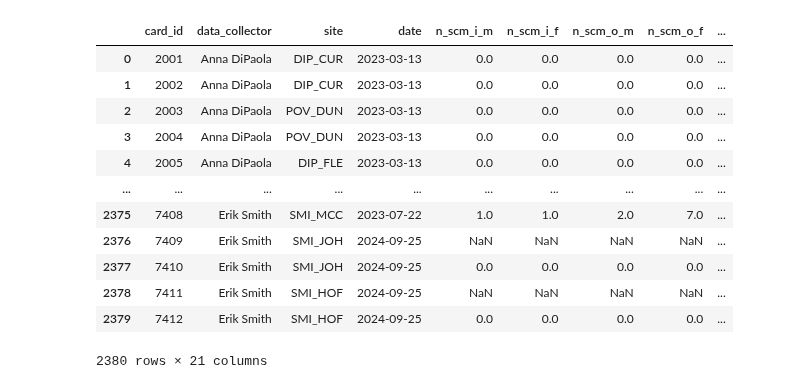
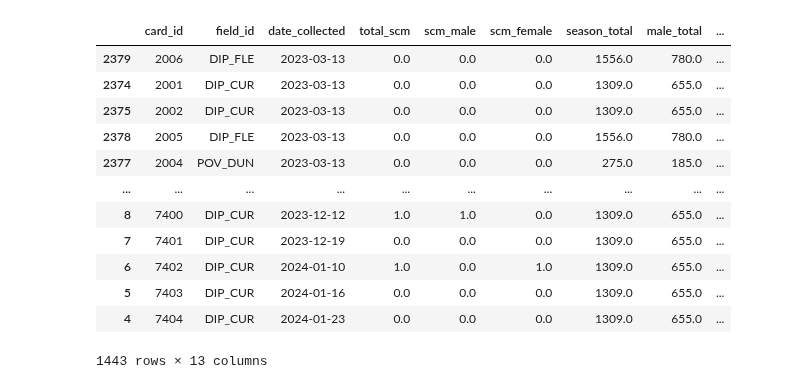
Before and after one commit to chloecho31/cornell, a Jupyter notebook: SCM/2023-2024 Combined Paper/2023_2024_sticky_card.ipynb, the cells around one changed output. Saved outputs shown, nothing was run; the diff lists cells and outputs as text; code cells hidden in the pictures.

```diff
--- a/SCM/2023-2024 Combined Paper/2023_2024_sticky_card.ipynb
+++ b/SCM/2023-2024 Combined Paper/2023_2024_sticky_card.ipynb
@@ -11,29 +11,39 @@ from datetime import timedelta
 # %%
 scm_2023 = pd.read_csv('../2023/Data/2023_scm_counts.csv')
 scm_2023 = clean_columns(scm_2023)
 scm_2023['date'] = pd.to_datetime(scm_2023["date"], format="%m/%d/%y")
 scm_2023[['n_scm_i_m', 'n_scm_o_m', 'n_scm_i_f', 'n_scm_o_f']] = scm_2023[['n_scm_i_m', 'n_scm_o_m', 'n_scm_i_f', 'n_scm_o_f']].apply(pd.to_numeric, errors='coerce')
 scm_2023['scm_male'] = scm_2023['n_scm_i_m'] + scm_2023['n_scm_o_m']
 scm_2023['scm_female'] = scm_2023['n_scm_i_f'] + scm_2023['n_scm_o_f']
 scm_2023['total_scm'] = scm_2023['n_scm_i_m'] + scm_2023['n_scm_o_m'] + scm_2023['n_scm_i_f'] + scm_2023['n_scm_o_f']
+scm_2023 = scm_2023.dropna(subset=['total_scm'])
+scm_2023 = scm_2023.sort_values('date')
 scm_2023['season_total'] = scm_2023.groupby('site')['total_scm'].transform('sum')
 scm_2023['male_total'] = scm_2023.groupby('site')['scm_male'].transform('sum')
 scm_2023['female_total'] = scm_2023.groupby('site')['scm_female'].transform('sum')
-scm_2023['season_prop'] = scm_2023['total_scm'] / scm_2023['season_total']
-scm_2023['male_prop'] = scm_2023['scm_male'] / scm_2023['male_total']
-scm_2023['female_prop'] = scm_2023['scm_female'] / scm_2023['female_total']
+scm_2023['weekly_prop'] = scm_2023['total_scm'] / scm_2023['season_total']
+scm_2023['season_prop'] = scm_2023.groupby('site')['weekly_prop'].transform('cumsum')
+scm_2023['weekly_prop_m'] = scm_2023['scm_male'] / scm_2023['male_total']
+scm_2023['weekly_prop_f'] = scm_2023['scm_female'] / scm_2023['female_total']
+
+scm_2023['season_male_prop'] = scm_2023.groupby('site')['weekly_prop_m'].transform('cumsum')
+scm_2023['season_female_prop'] = scm_2023.groupby('site')['weekly_prop_f'].transform('cumsum')
+
+scm_2023 = scm_2023[['card_id', 'site', 'date', 'total_scm', 'scm_male', 'scm_female', 'season_total',
+                    'male_total', 'female_total', 'weekly_prop', 'weekly_prop_f', 'weekly_prop_m', 'season_prop']]
+scm_2023 = scm_2023.rename(columns={"site": "field_id", "date": "date_collected"})
 scm_2023
 # %% [output]
-|  | card_id | data_collector | site | date | n_scm_i_m | n_scm_i_f | n_scm_o_m | n_scm_o_f | ... |
-| 0 | 2001 | Anna DiPaola | DIP_CUR | 2023-03-13 | 0.0 | 0.0 | 0.0 | 0.0 | ... |
-| 1 | 2002 | Anna DiPaola | DIP_CUR | 2023-03-13 | 0.0 | 0.0 | 0.0 | 0.0 | ... |
-| 2 | 2003 | Anna DiPaola | POV_DUN | 2023-03-13 | 0.0 | 0.0 | 0.0 | 0.0 | ... |
-| 3 | 2004 | Anna DiPaola | POV_DUN | 2023-03-13 | 0.0 | 0.0 | 0.0 | 0.0 | ... |
-| 4 | 2005 | Anna DiPaola | DIP_FLE | 2023-03-13 | 0.0 | 0.0 | 0.0 | 0.0 | ... |
+|  | card_id | field_id | date_collected | total_scm | scm_male | scm_female | season_total | male_total | ... |
+| 2379 | 2006 | DIP_FLE | 2023-03-13 | 0.0 | 0.0 | 0.0 | 1556.0 | 780.0 | ... |
+| 2374 | 2001 | DIP_CUR | 2023-03-13 | 0.0 | 0.0 | 0.0 | 1309.0 | 655.0 | ... |
+| 2375 | 2002 | DIP_CUR | 2023-03-13 | 0.0 | 0.0 | 0.0 | 1309.0 | 655.0 | ... |
+| 2378 | 2005 | DIP_FLE | 2023-03-13 | 0.0 | 0.0 | 0.0 | 1556.0 | 780.0 | ... |
+| 2377 | 2004 | POV_DUN | 2023-03-13 | 0.0 | 0.0 | 0.0 | 275.0 | 185.0 | ... |
 | ... | ... | ... | ... | ... | ... | ... | ... | ... | ... |
-| 2375 | 7408 | Erik Smith | SMI_MCC | 2023-07-22 | 1.0 | 1.0 | 2.0 | 7.0 | ... |
-| 2376 | 7409 | Erik Smith | SMI_JOH | 2024-09-25 | NaN | NaN | NaN | NaN | ... |
-| 2377 | 7410 | Erik Smith | SMI_JOH | 2024-09-25 | 0.0 | 0.0 | 0.0 | 0.0 | ... |
-| 2378 | 7411 | Erik Smith | SMI_HOF | 2024-09-25 | NaN | NaN | NaN | NaN | ... |
-| 2379 | 7412 | Erik Smith | SMI_HOF | 2024-09-25 | 0.0 | 0.0 | 0.0 | 0.0 | ... |
+| 8 | 7400 | DIP_CUR | 2023-12-12 | 1.0 | 1.0 | 0.0 | 1309.0 | 655.0 | ... |
+| 7 | 7401 | DIP_CUR | 2023-12-19 | 0.0 | 0.0 | 0.0 | 1309.0 | 655.0 | ... |
+| 6 | 7402 | DIP_CUR | 2024-01-10 | 1.0 | 0.0 | 1.0 | 1309.0 | 655.0 | ... |
+| 5 | 7403 | DIP_CUR | 2024-01-16 | 0.0 | 0.0 | 0.0 | 1309.0 | 655.0 | ... |
+| 4 | 7404 | DIP_CUR | 2024-01-23 | 0.0 | 0.0 | 0.0 | 1309.0 | 655.0 | ... |
-2380 rows × 21 columns
+1443 rows × 13 columns
```
Also changed, not shown: parts of 12 cells of this notebook, 35 other files.
